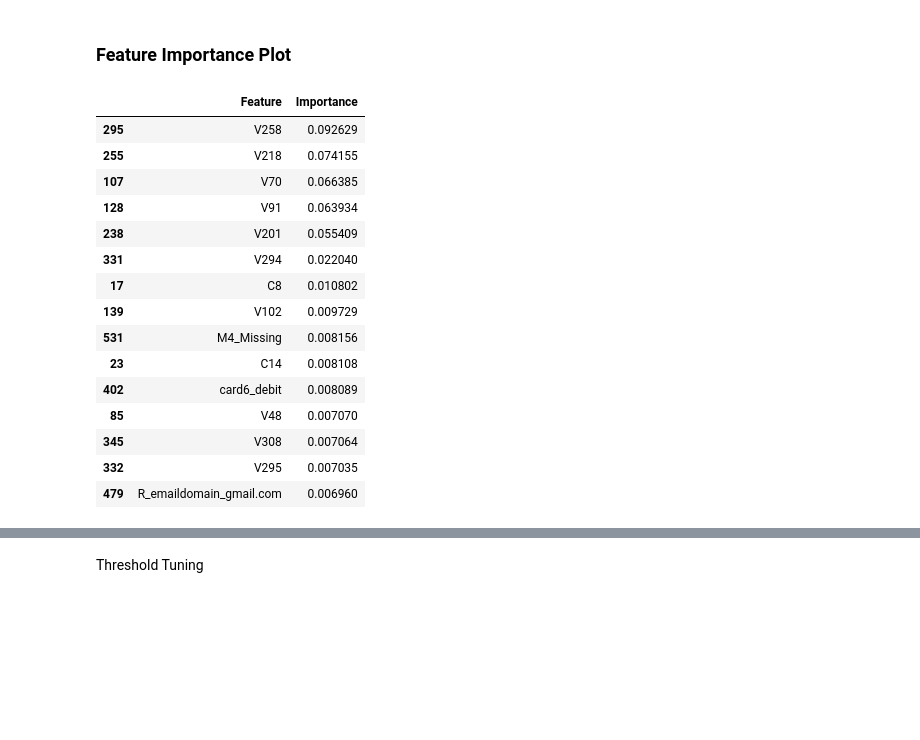
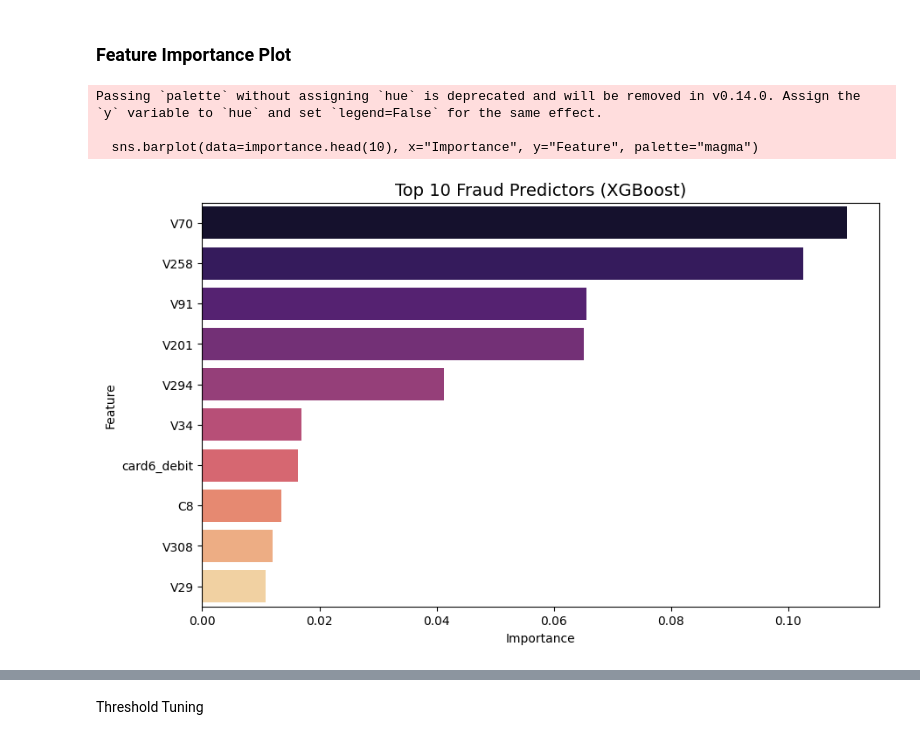
Before and after one commit to pxk4950/Fraud_Detection, a Jupyter notebook: Notebooks/03_Modeling_and_Evaluation.ipynb, the cells around one changed output, grey strips where cells are left out. Cells and saved outputs as stored; diff of their text form; code cells hidden in the pictures; blank space fills up the shorter version.

```diff
--- a/Notebooks/03_Modeling_and_Evaluation.ipynb
+++ b/Notebooks/03_Modeling_and_Evaluation.ipynb
@@ -219,28 +138,23 @@ plt.show()
 # %% [markdown]
 ### Feature Importance Plot
 # %%
-import pandas as pd
+# Extracting feature importance from the best tree model (Random Forest or XGBoost)
+best_model_name = results_df.iloc[0]["Model"]
+model_to_use = rf if best_model_name == "Random Forest" else xgb
 
 importance = pd.DataFrame({
     "Feature": X_train.columns,
-    "Importance": xgb.feature_importances_
+    "Importance": model_to_use.feature_importances_
 }).sort_values(by="Importance", ascending=False)
 
-importance.head(15)
+importance.to_csv("../outputs/feature_importance.csv", index=False)
+
+plt.figure(figsize=(10,6))
+sns.barplot(data=importance.head(10), x="Importance", y="Feature", palette="magma")
+plt.title(f"Top 10 Fraud Predictors ({best_model_name})", fontsize=14)
+plt.show()
 # %% [output]
-|  | Feature | Importance |
-| 295 | V258 | 0.092629 |
-| 255 | V218 | 0.074155 |
-| 107 | V70 | 0.066385 |
-| 128 | V91 | 0.063934 |
-| 238 | V201 | 0.055409 |
-| 331 | V294 | 0.022040 |
-| 17 | C8 | 0.010802 |
-| 139 | V102 | 0.009729 |
-| 531 | M4_Missing | 0.008156 |
-| 23 | C14 | 0.008108 |
-| 402 | card6_debit | 0.008089 |
-| 85 | V48 | 0.007070 |
-| 345 | V308 | 0.007064 |
-| 332 | V295 | 0.007035 |
-| 479 | R_emaildomain_gmail.com | 0.006960 |
+Passing `palette` without assigning `hue` is deprecated and will be removed in v0.14.0. Assign the `y` variable to `hue` and set `legend=False` for the same effect.
+
+  sns.barplot(data=importance.head(10), x="Importance", y="Feature", palette="magma")
+[figure, added]
```
Also changed, not shown: parts of 24 cells of this notebook, 2 other files.
